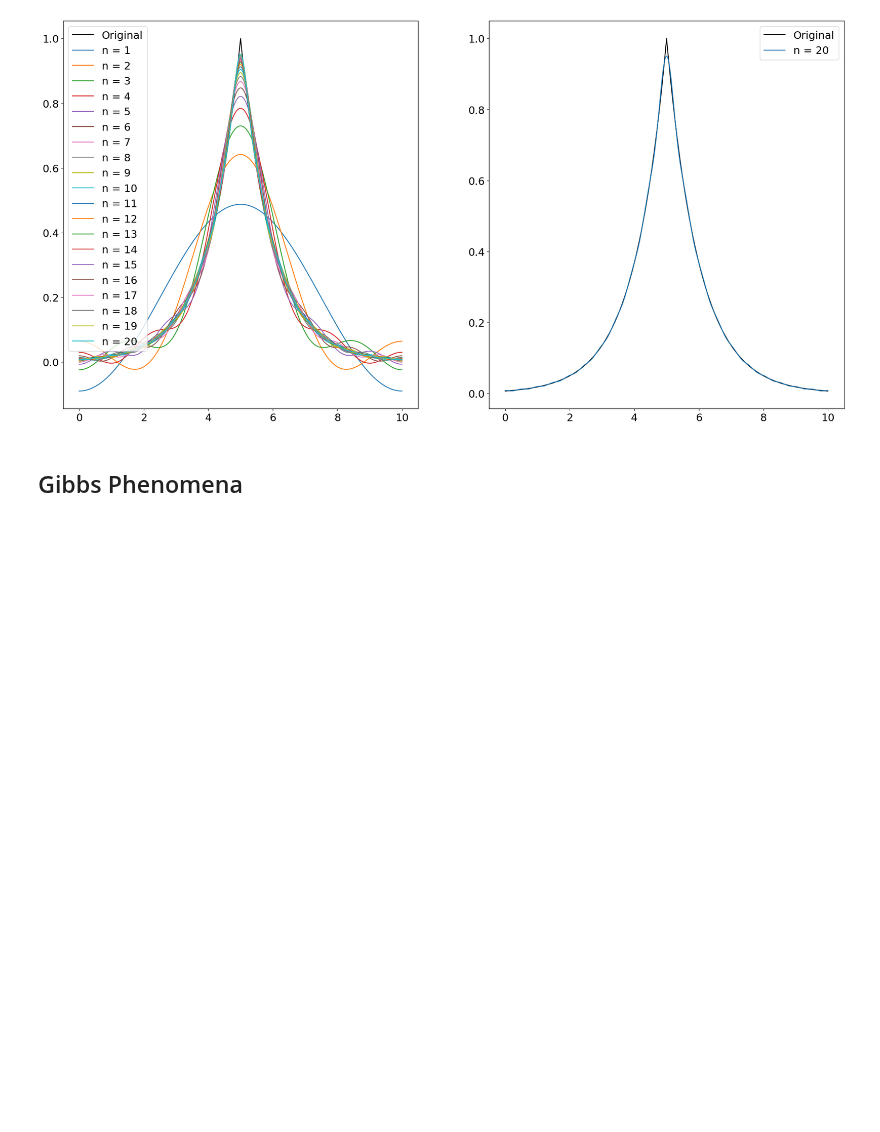
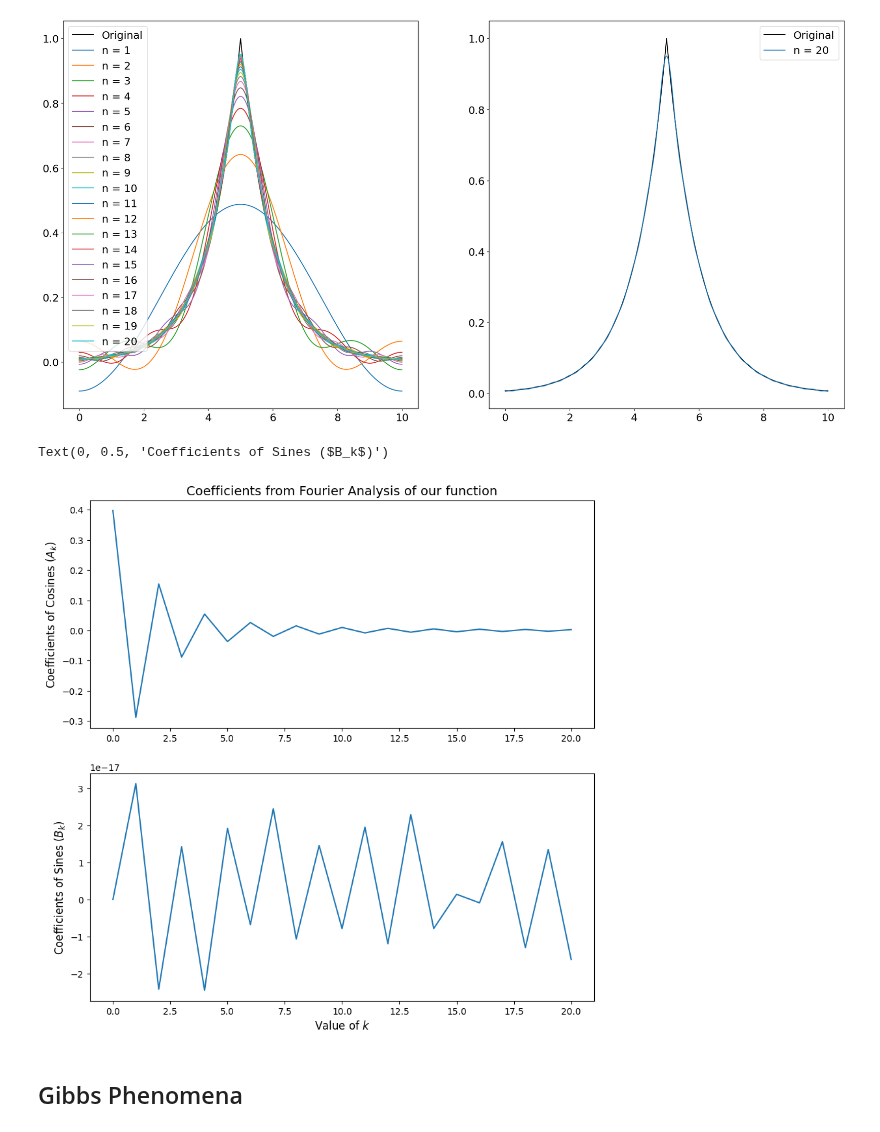
Before and after one commit to drolsonmi/math3280, a Jupyter notebook: Notes/3280_15_Fourier.ipynb, the cells around one changed output. Cells and saved outputs as stored; diff of their text form; code cells hidden in the pictures; blank space fills up the shorter version.

Commit message:
Update to Fourier Lecture

```diff
--- a/Notes/3280_15_Fourier.ipynb
+++ b/Notes/3280_15_Fourier.ipynb
@@ -163,6 +163,22 @@ ax2.legend()
 # %% [output]
 <matplotlib.legend.Legend at 0x...>
 [figure]
+# %%
+plt.rcParams.update({'axes.labelsize': 12, 'xtick.labelsize': 10, 'ytick.labelsize': 10, 'legend.fontsize': 10})
+
+fig,ax = plt.subplots(2,1, figsize=(10,10))
+
+ax[0].set_title('Coefficients from Fourier Analysis of our function', fontsize=14)
+ax[0].plot(range(n+1),A)
+# ax[0].set_xlabel('Value of $k$', fontsize=10)
+ax[0].set_ylabel('Coefficients of Cosines ($A_k$)')
+
+ax[1].plot(range(n+1),B)
+ax[1].set_xlabel('Value of $k$')
+ax[1].set_ylabel('Coefficients of Sines ($B_k$)')
+# %% [output]
+Text(0, 0.5, 'Coefficients of Sines ($B_k$)')
+[figure, added]
 # %% [markdown]
 ## Gibbs Phenomena
 # %% [markdown]
```
